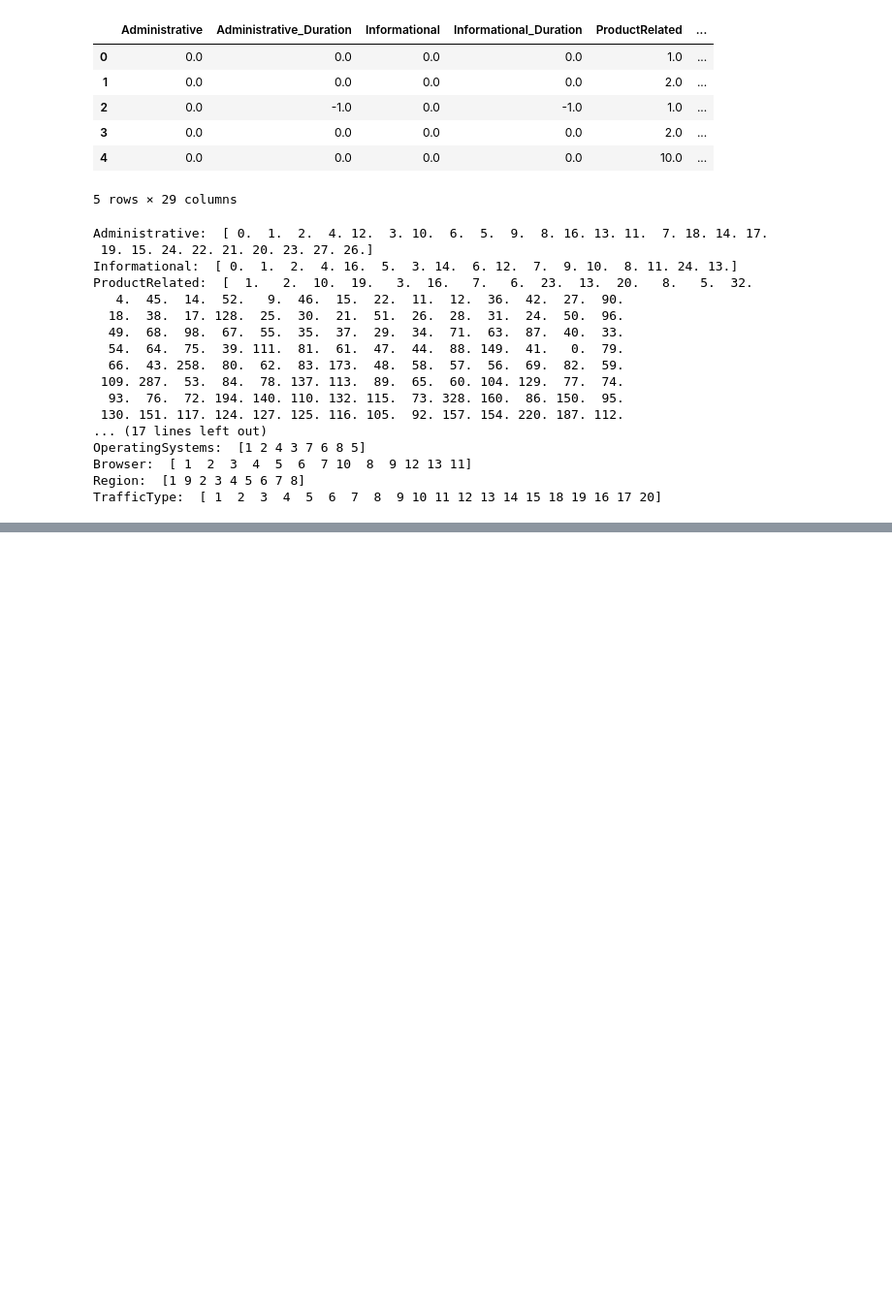
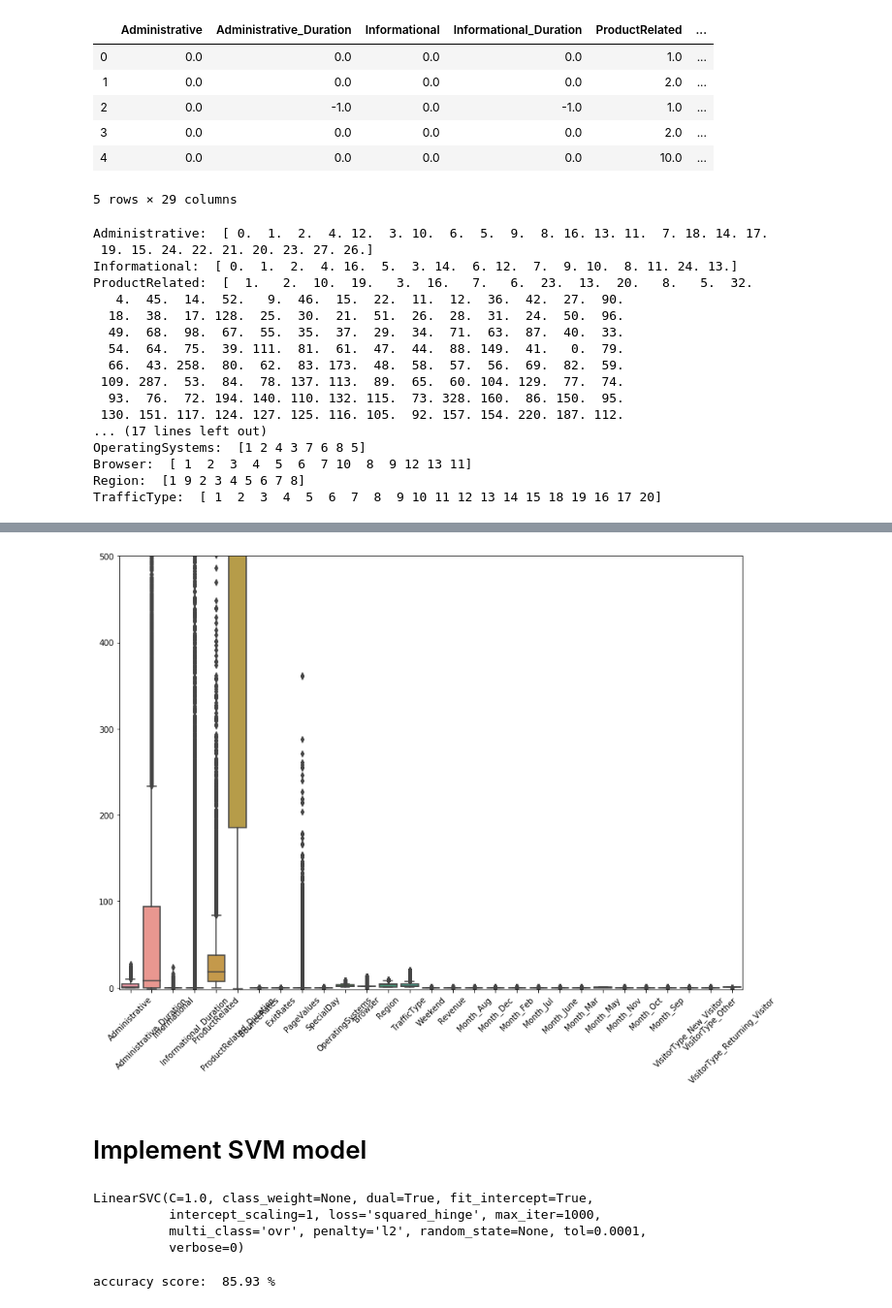
Before and after one commit to ywsyws/classification_SVM, a Jupyter notebook: classification_SVM.ipynb, the cells around one changed output, grey strips where cells are left out. Shown: that part at 97% size. Saved outputs shown, nothing was run; the diff lists cells and outputs as text; code cells hidden in the pictures; blank space fills up the shorter version.

Commit message:
modify notebook: finish first model

```diff
--- a/classification_SVM.ipynb
+++ b/classification_SVM.ipynb
@@ -166,0 +187,28 @@ TrafficType:  [ 1  2  3  4  5  6  7  8  9 10 11 12 13 14 15 18 19 16 17 20]
+# %%
+fig , ax1 = plt.subplots(figsize=(14,10))
+ax1.set_xticklabels(labels= df.columns, rotation=45)
+sns.boxplot(data=df)
+plt.ylim(-2, 500)
+plt.show()
+# %% [output]
+[figure, added]
+# %% [markdown]
+# Implement SVM model
+# %%
+# split dependent and independent variables
+X = df.drop(['Revenue'], axis=1)
+y = df['Revenue']
+
+# split train and test sets
+X_train, X_test, y_train, y_test = train_test_split(X, y, test_size=0.33, random_state=42)
+
+# initialize SVM instance
+clf = LinearSVC()
+
+# train the model
+clf.fit(X_train, y_train)
+# %% [output]
+LinearSVC(C=1.0, class_weight=None, dual=True, fit_intercept=True,
+          intercept_scaling=1, loss='squared_hinge', max_iter=1000,
+          multi_class='ovr', penalty='l2', random_state=None, tol=0.0001,
+          verbose=0)
@@ -166,0 +218,5 @@ TrafficType:  [ 1  2  3  4  5  6  7  8  9 10 11 12 13 14 15 18 19 16 17 20]
+# %%
+# calculate accuracy
+print("accuracy score: ", (accuracy_score(y_test, pred)*100).round(2), "%")
+# %% [output]
+accuracy score:  85.93 %
```
Also changed, not shown: parts of 11 cells of this notebook.
